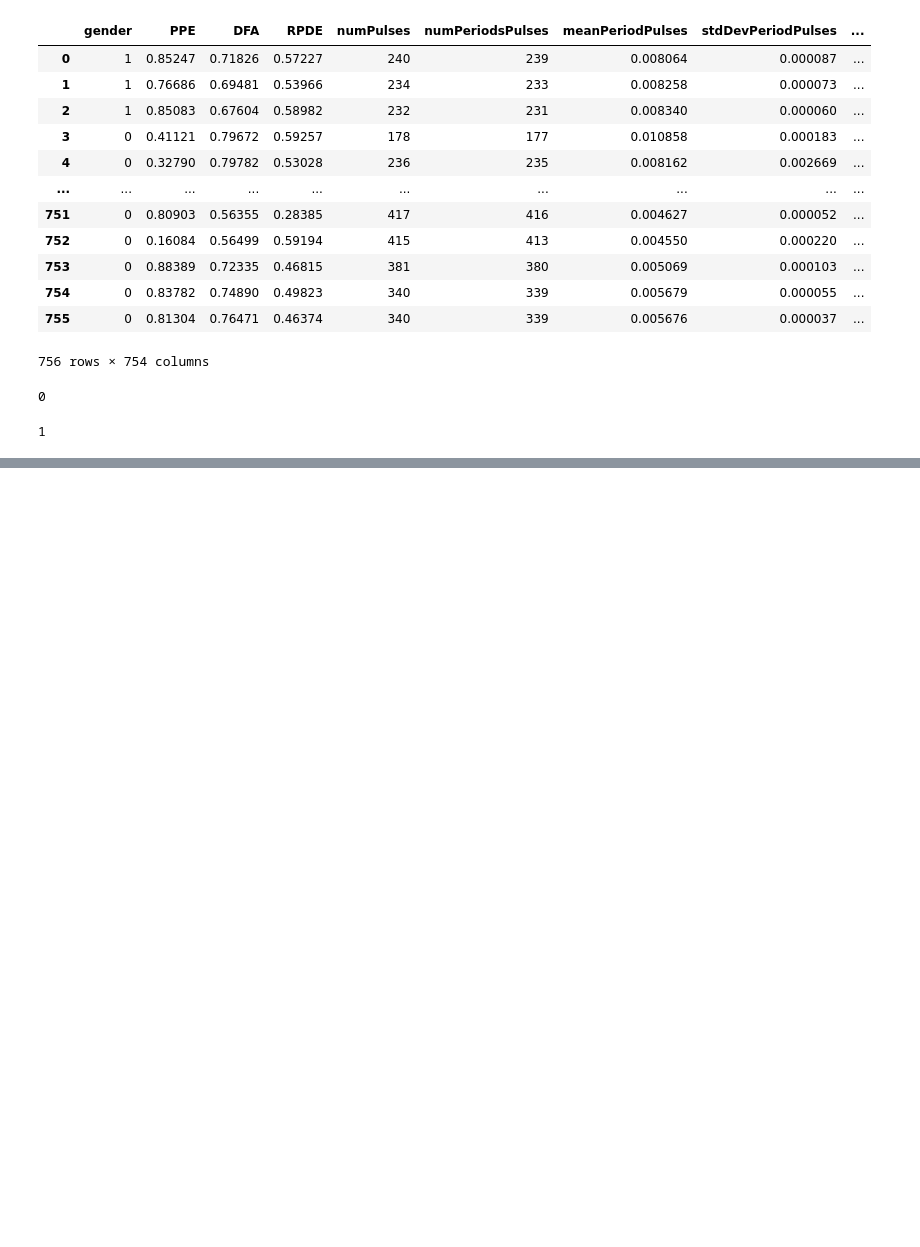
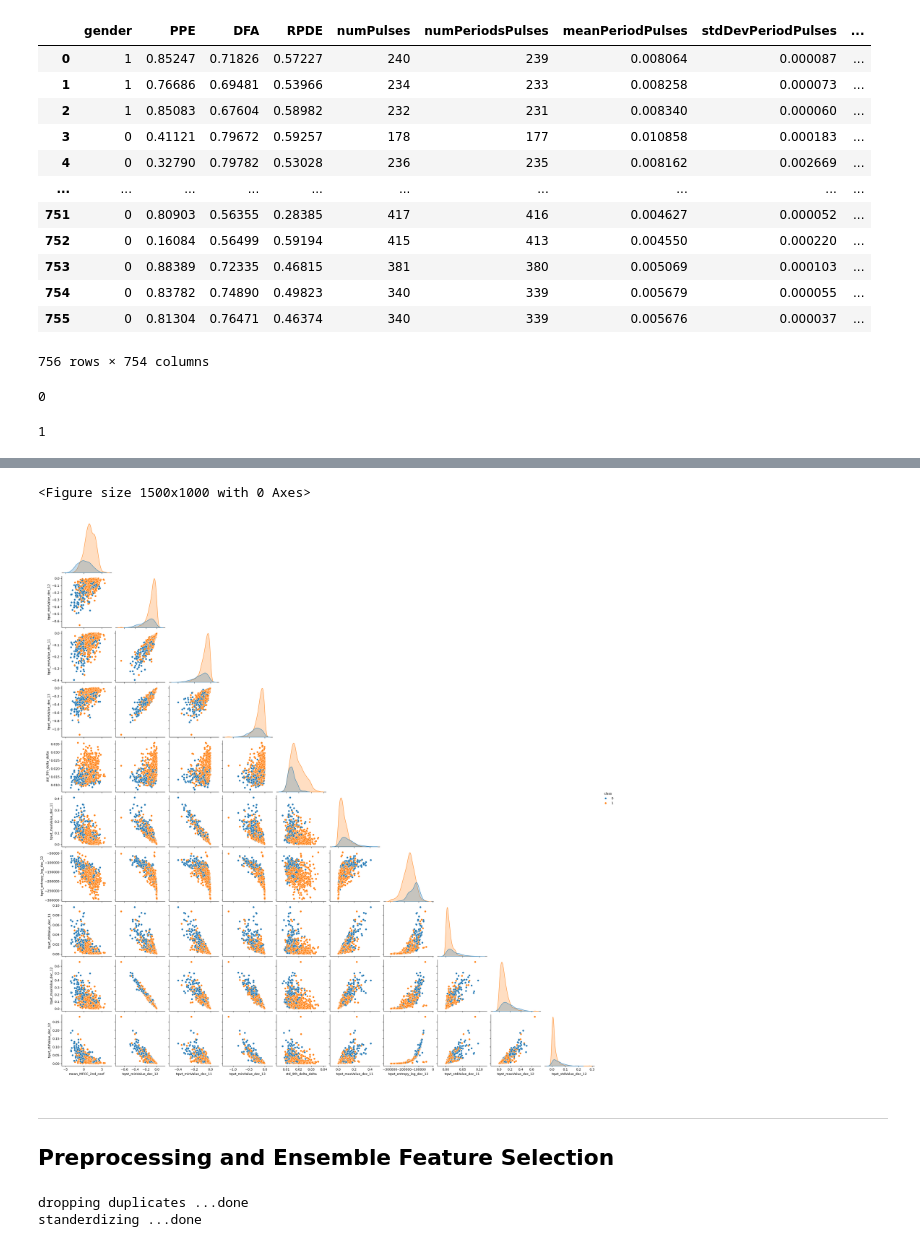
Before and after one commit to blueskullMRX/machine_learning_algorithms, a Jupyter notebook: notebook.ipynb, the cells around one changed output, grey strips where cells are left out. Saved outputs shown, nothing was run; the diff lists cells and outputs as text; code cells hidden in the pictures; blank space fills up the shorter version.

```diff
--- a/notebook.ipynb
+++ b/notebook.ipynb
@@ -230,0 +110,27 @@ Performing EFSA:
+# %%
+plt.figure(figsize=(15,10))
+
+sns.pairplot(data= pd.concat([df[selected_features], df['class']], axis=1), hue='class', corner=True, diag_kind='kde')
+plt.show()
+# %% [output]
+<Figure size 1500x1000 with 0 Axes>
+[figure, added]
+# %% [markdown]
+<hr>
+
+## Preprocessing and Ensemble Feature Selection
+# %%
+from preprocessing import preprocessing_pipeline
+
+df, X, y = preprocessing_pipeline(
+    df,
+    target_column='class',
+    missing_values_option='drop',
+    standerdize=True,
+    rebalance=True,
+    random_state=42,
+    verbose=True,
+)
+# %% [output]
+dropping duplicates ...done
+standerdizing ...done
```
Also changed, not shown: parts of 16 cells of this notebook, 1 other file.
